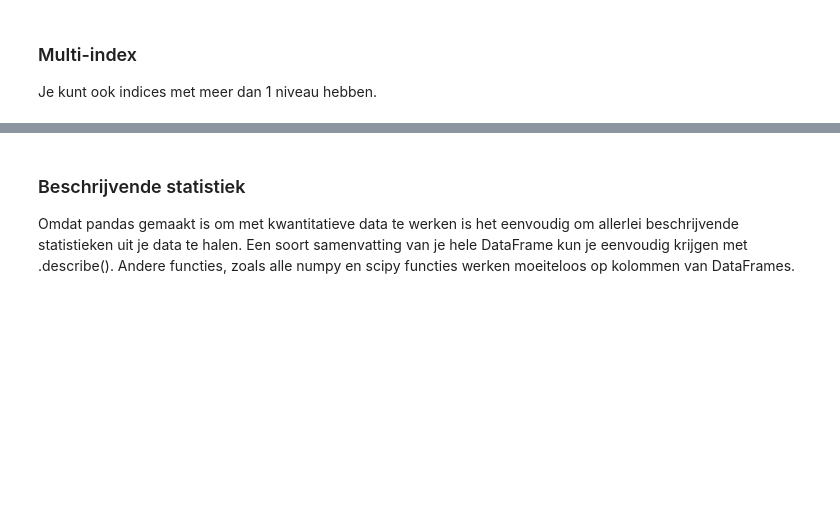
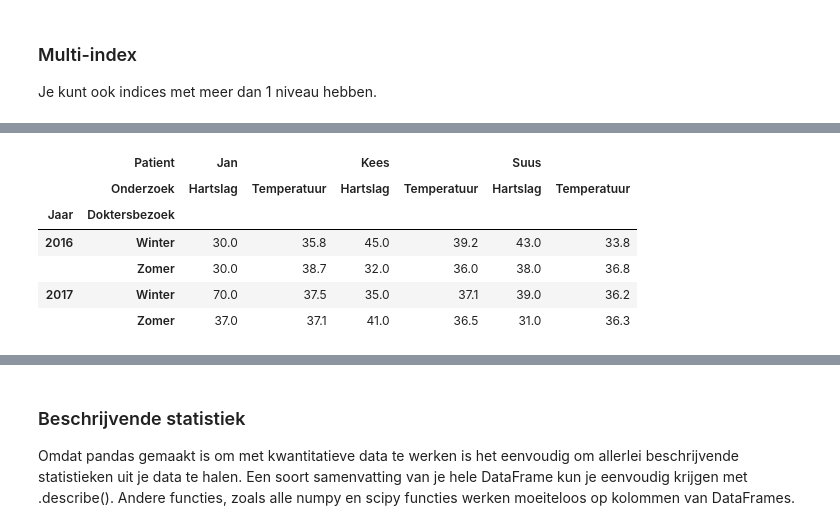
Before and after one commit to harcel/PyDataScienceIntroNL, a Jupyter notebook: Instructie_2.ipynb, the cells around one changed output, grey strips where cells are left out. Cells and saved outputs as stored; diff of their text form; code cells hidden in the pictures; blank space fills up the shorter version.

```diff
--- a/Instructie_2.ipynb
+++ b/Instructie_2.ipynb
@@ -455,0 +649,23 @@ Je kunt ook indices met meer dan 1 niveau hebben.
+# %%
+# En ze werken ook voor kolommen
+index = pd.MultiIndex.from_product([[2016, 2017], ['Winter', 'Zomer']],
+                                   names=['Jaar', 'Doktersbezoek'])
+columns = pd.MultiIndex.from_product([['Jan', 'Kees', 'Suus'], ['Hartslag', 'Temperatuur']],
+                                     names=['Patient', 'Onderzoek'])
+
+# Namaakdata
+data = np.round(np.random.randn(4, 6), 1)
+data[:, ::2] *= 10
+data += 37
+
+# DataFrame!
+gezondheid = pd.DataFrame(data, index=index, columns=columns)
+gezondheid
+# %% [output]
+|  | Patient | Jan |  | Kees |  | Suus |  |
+|  | Onderzoek | Hartslag | Temperatuur | Hartslag | Temperatuur | Hartslag | Temperatuur |
+| Jaar | Doktersbezoek |  |  |  |  |  |  |
+| 2016 | Winter | 30.0 | 35.8 | 45.0 | 39.2 | 43.0 | 33.8 |
+|  | Zomer | 30.0 | 38.7 | 32.0 | 36.0 | 38.0 | 36.8 |
+| 2017 | Winter | 70.0 | 37.5 | 35.0 | 37.1 | 39.0 | 36.2 |
+|  | Zomer | 37.0 | 37.1 | 41.0 | 36.5 | 31.0 | 36.3 |
```
Also changed, not shown: parts of 19 cells of this notebook.
